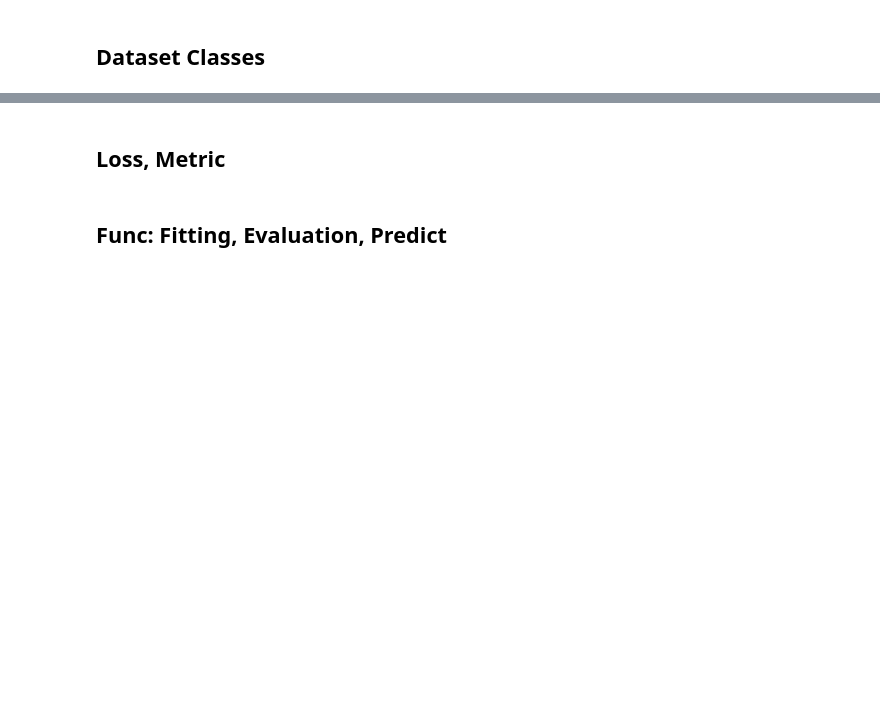
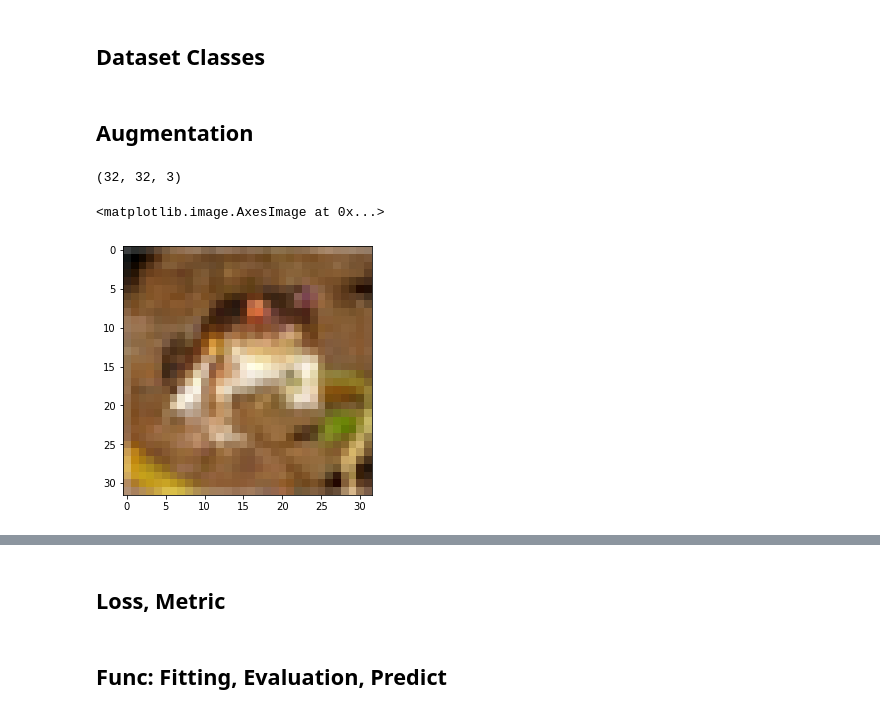
Before and after one commit to ShinAnase/CIFAR10, a Jupyter notebook: mainCNN.ipynb, the cells around one changed output, grey strips where cells are left out. Cells and saved outputs as stored; diff of their text form; code cells hidden in the pictures; blank space fills up the shorter version.

```diff
--- a/mainCNN.ipynb
+++ b/mainCNN.ipynb
@@ -250,3 +297,5 @@ class TestDataset:
             'x' : torch.tensor(self.features[idx, :], dtype=torch.float)
         }
         return dct
+# %% [markdown]
+## Augmentation
@@ -252,0 +309,20 @@ class TestDataset:
+# %%
+transforms = get_augmentation()
+
+trainVsl, testVsl, targetVsl = preprocessing(param_space, trainFeature, testFeature, trainTarget)
+foldsVsl = CV_folds(trainVsl, targetVsl)
+confFitting = Config_about_Fitting(trainVsl, testVsl, targetVsl, foldsVsl)
+imgOrg = foldsVsl[confFitting["feature_cols"]].values[0]
+imgOrg = imgOrg.reshape(3, 32, 32).transpose(1,2,0).astype("uint8")
+
+imgTrs = imgOrg.copy()
+augmented = transforms(image=imgTrs)
+# %%
+imgTrs.shape
+# %% [output]
+(32, 32, 3)
+# %%
+io.imshow(imgOrg)
+# %% [output]
+<matplotlib.image.AxesImage at 0x...>
+[figure, added]
```
Also changed, not shown: parts of 24 cells of this notebook.
